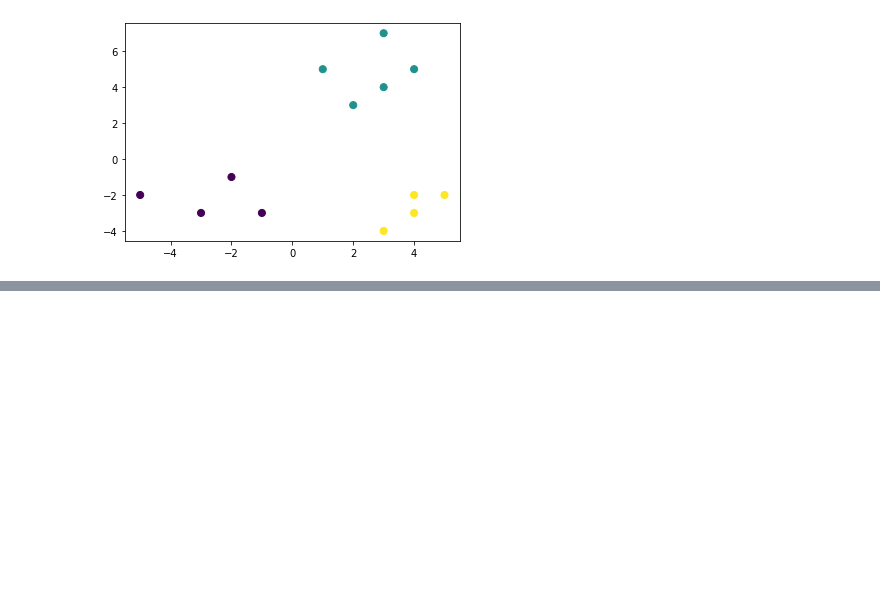
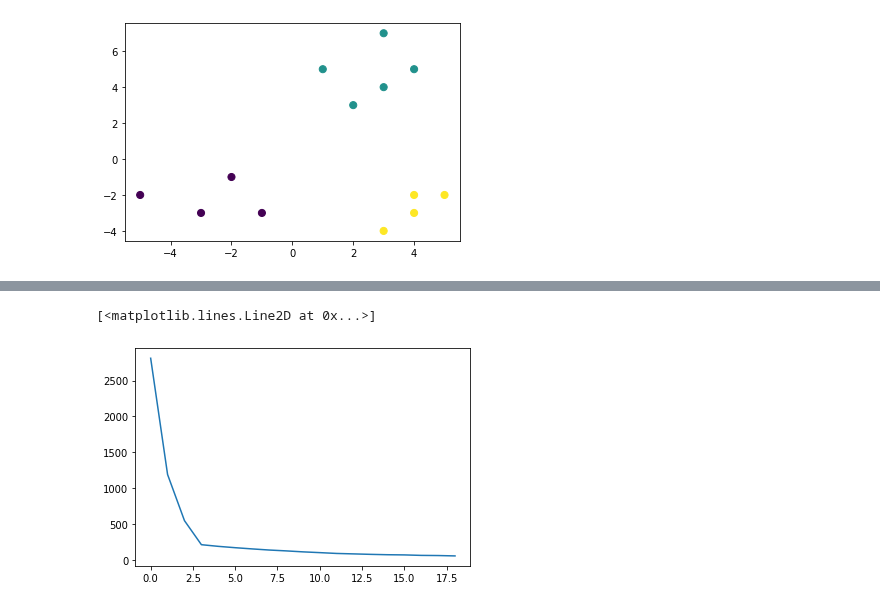
Before and after one commit to anidec25/Linear-Regression, a Jupyter notebook: k-means/kmeans.ipynb, the cells around one changed output, grey strips where cells are left out. Saved outputs shown, nothing was run; the diff lists cells and outputs as text; code cells hidden in the pictures; blank space fills up the shorter version.

```diff
--- a/k-means/kmeans.ipynb
+++ b/k-means/kmeans.ipynb
@@ -128,0 +232,17 @@ plt.scatter(x, y, c= y_kmeans,s = 50)
+# %%
+
+initial_centroids = np.array( [(1, 1), (-1, 1), (-1, 2)]) #modify as per the options
+df = [(1,2),(2,3),(-1,-2),(3,4),(4,-2),(3,-3),(-5,-4),(3,10),(-3,-4),(7,9),(6,5),(3,-4),(-4,-3),(-1,-5),(-5,-8),(6,7),(4,-5),(0,0),(-3,-5)]
+from sklearn.cluster import KMeans
+kmeans = KMeans(n_clusters=3, init = initial_centroids, random_state=0).fit(df)
+lab = kmeans.labels_
+colr = np.array(['r']*df.shape[0])
+colr[lab==0] = 'y'
+colr[lab==1] = 'b'
+colr[lab==2] = 'c'
+centroids = kmeans.cluster_centers_
+import matplotlib.pyplot as plt
+df.plot.scatter('X', 'Y', c = colr)
+plt.axvline(x = 0, c = 'g')
+plt.axhline(y = 0, c = 'g')
+plt.scatter(centroids[:, 0], centroids[:, 1], c = 'r')
@@ -128,0 +273,13 @@ plt.scatter(x, y, c= y_kmeans,s = 50)
+# %%
+from sklearn.cluster import KMeans
+
+wcss = []
+
+for i in range(1,20):
+    kmeans = KMeans(n_clusters = i, random_state= 42).fit(X)
+    wcss.append(kmeans.inertia_)
+# %%
+plt.plot(wcss)
+# %% [output]
+[<matplotlib.lines.Line2D at 0x...>]
+[figure, added]
```
Also changed, not shown: parts of 12 cells of this notebook.
